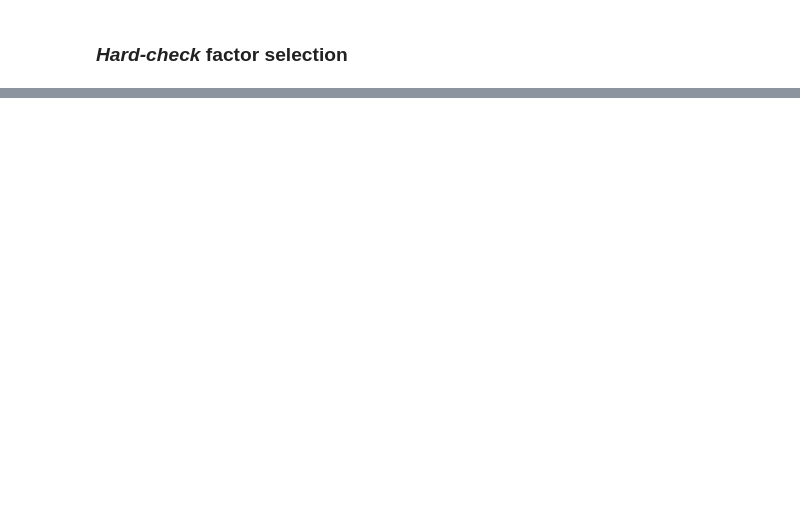
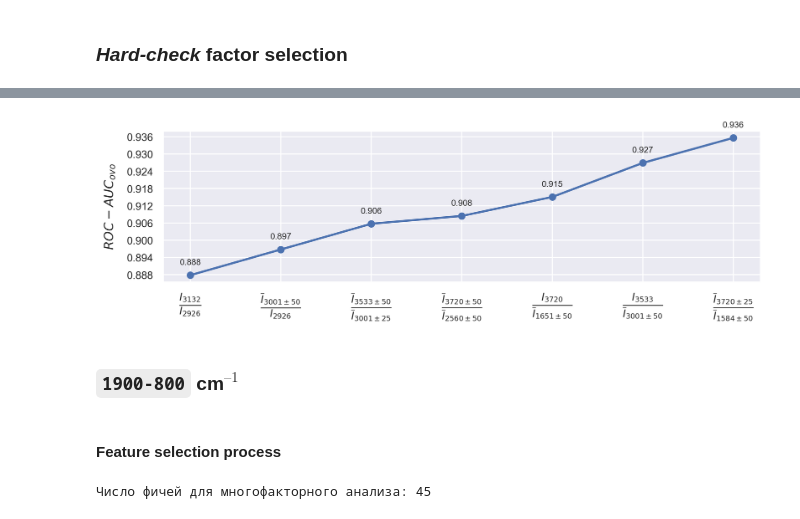
Before and after one commit to Fltvv/go-ftir-sfa, a Jupyter notebook: code/04a_modeling_lr.ipynb, the cells around one changed output, grey strips where cells are left out. Drawn from its saved outputs; the diff is of its cells as text; code cells hidden in the pictures; blank space fills up the shorter version.

```diff
--- a/code/04a_modeling_lr.ipynb
+++ b/code/04a_modeling_lr.ipynb
@@ -388,0 +633,10 @@ print(
+# %%
+candidate_features_3800_2200 = []
+
+for feature in of_features_to_save:
+    feature_types_lst = feature_to_types[feature]
+    for feature_type in feature_types_lst:
+        if '3800_2200' in feature_type:
+            candidate_features_3800_2200.append(feature)
+
+print(f'Число фичей для многофакторного анализа: {len(candidate_features_3800_2200)}')
@@ -388,0 +645,14 @@ print(
+# %%
+%%time
+
+selected_feats_3800_2200, selection_log_3800_2200 = forward_selection_parallel(
+    features_df=features_df,
+    target=target,
+    candidate_features=candidate_features_3800_2200,
+    scoring='roc_auc_ovo',
+    min_uplift=0.002,
+    max_features=7,
+    use_cv=True,
+    cv_folds=5,
+    n_jobs=-1
+)
@@ -388,0 +662,31 @@ print(
+# %%
+fig, ax = plt.subplots(figsize=(9, 3), dpi=300)
+
+plot_cumulative_score_line(
+    selection_log=selection_log_3800_2200,
+    ax=ax
+)
+
+plt.tight_layout()
+
+# plt.savefig(f'{path_to_save}/fs_3800_2200_uplift_lineplot.png', dpi=600)
+
+plt.show()
+# %% [output]
+[figure, added]
+# %% [markdown]
+### `1900-800` cm$^{–1}$
+# %% [markdown]
+#### Feature selection process
+# %%
+candidate_features_1900_800 = []
+
+for feature in of_features_to_save:
+    feature_types_lst = feature_to_types[feature]
+    for feature_type in feature_types_lst:
+        if '1900_800' in feature_type:
+            candidate_features_1900_800.append(feature)
+
+print(f'Число фичей для многофакторного анализа: {len(candidate_features_1900_800)}')
+# %% [output]
+Число фичей для многофакторного анализа: 45
```
Also changed, not shown: parts of 40 cells of this notebook, 3 other files.
